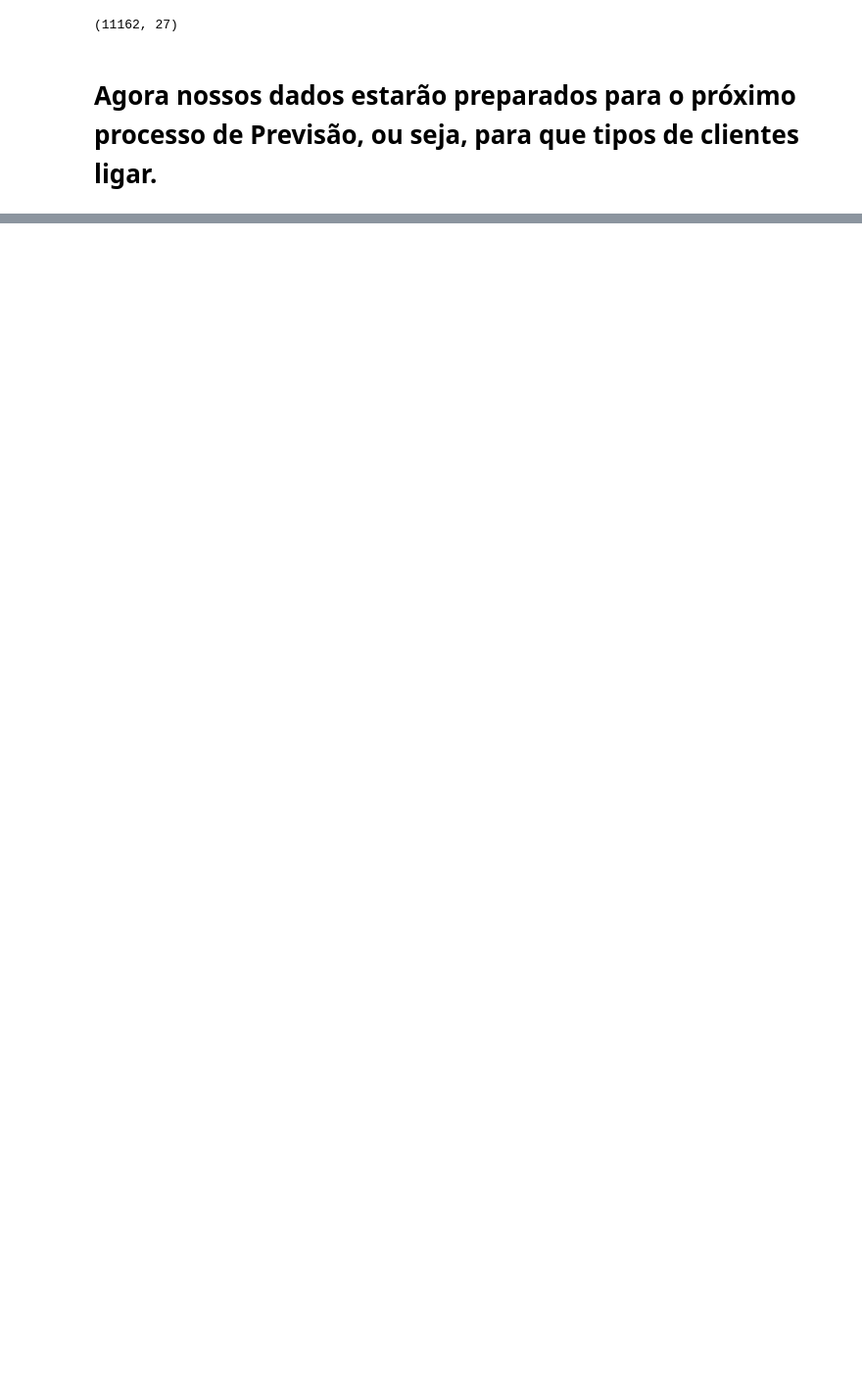
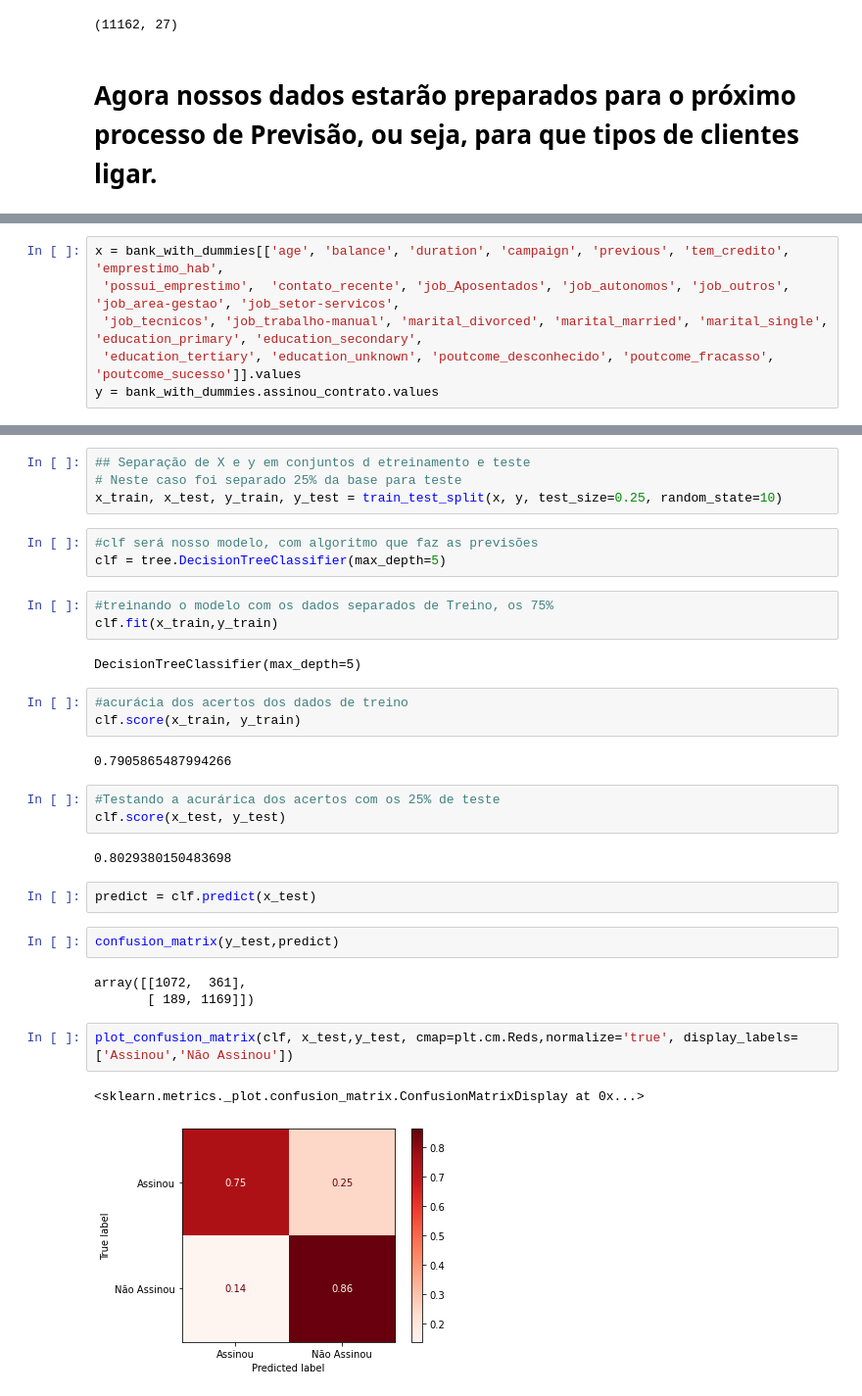
Before and after one commit to profcintiapinho/laboratorio_ia, a Jupyter notebook: 9__Analise_de_Dados_Campanha_de_Marketing_de_um_Banco.ipynb, the cells around one changed output, grey strips where cells are left out. Shown: that part at 98% size. Saved outputs shown, nothing was run; the diff lists cells and outputs as text; blank space fills up the shorter version.

```diff
--- a/9__Analise_de_Dados_Campanha_de_Marketing_de_um_Banco.ipynb
+++ b/9__Analise_de_Dados_Campanha_de_Marketing_de_um_Banco.ipynb
@@ -599,0 +628,6 @@ base_numerica.shape
+# %%
+x = bank_with_dummies[['age', 'balance', 'duration', 'campaign', 'previous', 'tem_credito', 'emprestimo_hab',
+ 'possui_emprestimo',  'contato_recente', 'job_Aposentados', 'job_autonomos', 'job_outros', 'job_area-gestao', 'job_setor-servicos',
+ 'job_tecnicos', 'job_trabalho-manual', 'marital_divorced', 'marital_married', 'marital_single', 'education_primary', 'education_secondary',
+ 'education_tertiary', 'education_unknown', 'poutcome_desconhecido', 'poutcome_fracasso', 'poutcome_sucesso']].values
+y = bank_with_dummies.assinou_contrato.values
@@ -599,0 +638,34 @@ base_numerica.shape
+# %%
+## Separação de X e y em conjuntos d etreinamento e teste
+# Neste caso foi separado 25% da base para teste
+x_train, x_test, y_train, y_test = train_test_split(x, y, test_size=0.25, random_state=10)
+# %%
+#clf será nosso modelo, com algoritmo que faz as previsões
+clf = tree.DecisionTreeClassifier(max_depth=5)
+# %%
+#treinando o modelo com os dados separados de Treino, os 75%
+clf.fit(x_train,y_train)
+# %% [output]
+DecisionTreeClassifier(max_depth=5)
+# %%
+#acurácia dos acertos dos dados de treino
+clf.score(x_train, y_train)
+# %% [output]
+0.7905865487994266
+# %%
+#Testando a acurárica dos acertos com os 25% de teste
+clf.score(x_test, y_test)
+# %% [output]
+0.8029380150483698
+# %%
+predict = clf.predict(x_test)
+# %%
+confusion_matrix(y_test,predict)
+# %% [output]
+array([[1072,  361],
+       [ 189, 1169]])
+# %%
+plot_confusion_matrix(clf, x_test,y_test, cmap=plt.cm.Reds,normalize='true', display_labels=['Assinou','Não Assinou'])
+# %% [output]
+<sklearn.metrics._plot.confusion_matrix.ConfusionMatrixDisplay at 0x...>
+[figure, added]
```
Also changed, not shown: parts of 15 cells of this notebook.
